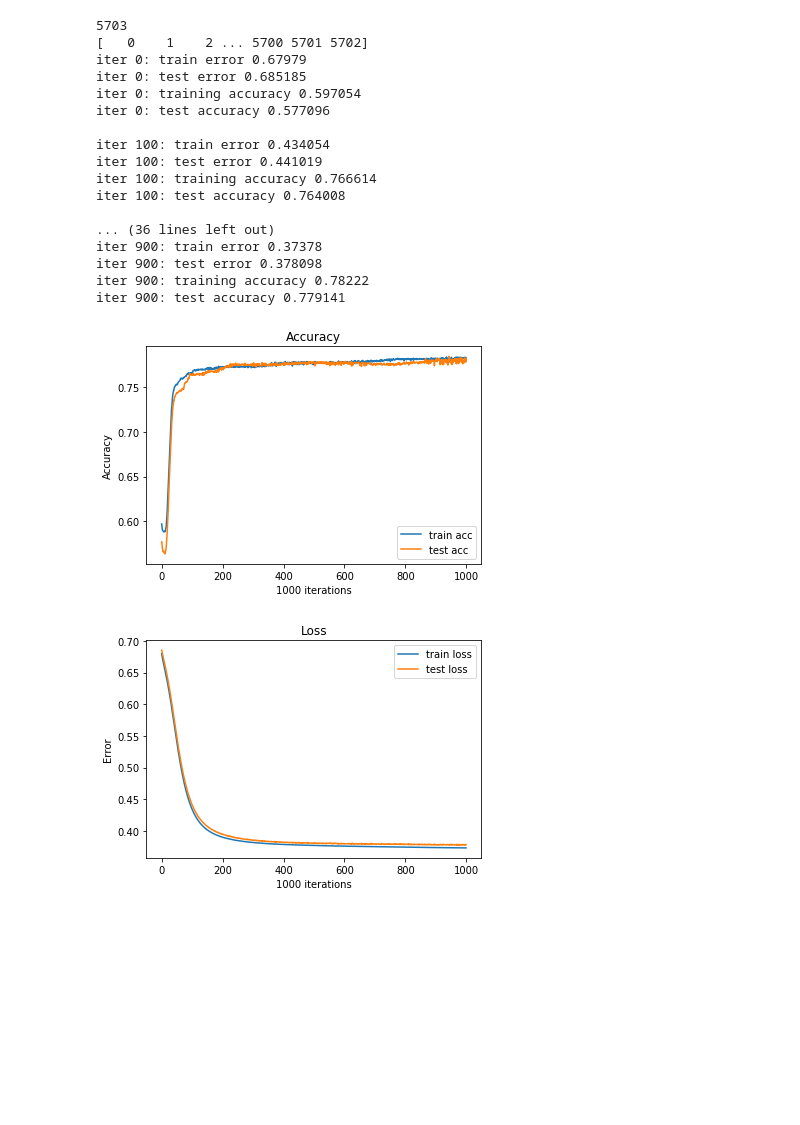
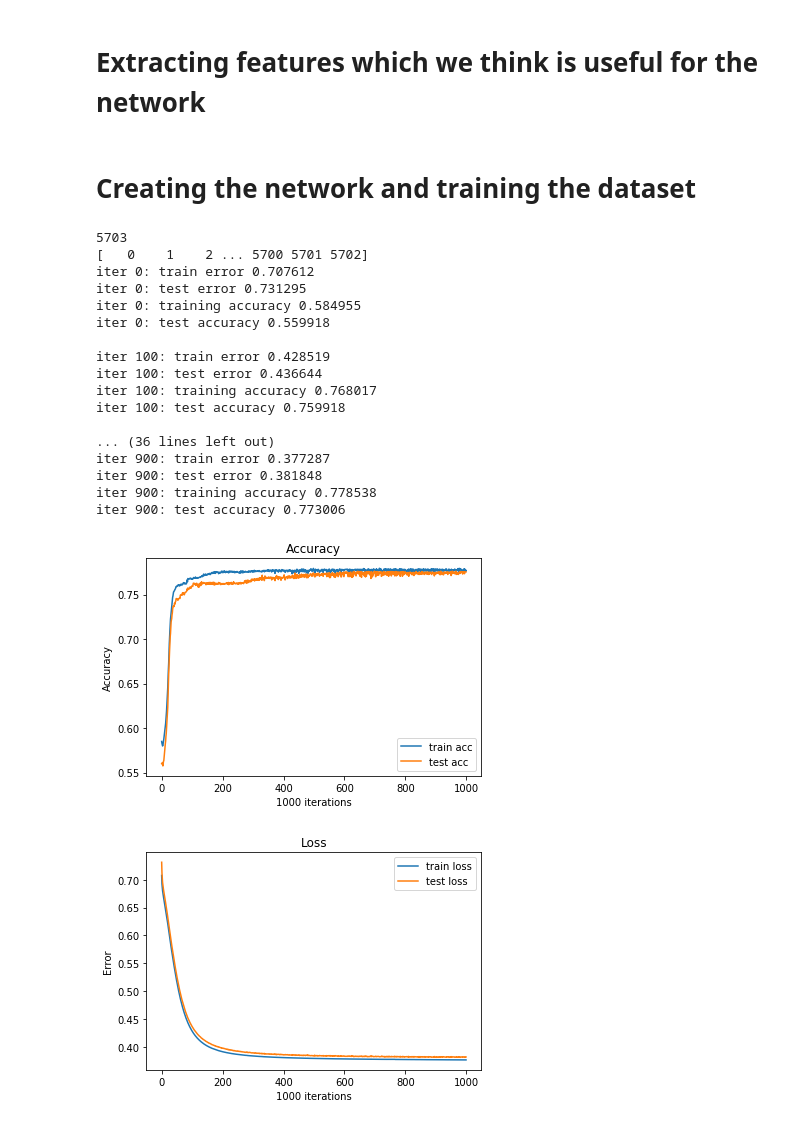
Before and after one commit to yulnicorn/Data-Analytics-Mining, a Jupyter notebook: DAM NN.ipynb, the cells around one changed output. Cells and saved outputs as stored; diff of their text form; code cells hidden in the pictures; blank space fills up the shorter version.

```diff
--- a/DAM NN.ipynb
+++ b/DAM NN.ipynb
@@ -1,5 +1,7 @@
 # %%
 import pandas as pd
 import os
+# %% [markdown]
+# Extracting features which we think is useful for the network
 # %%
 data = pd.read_csv('Speed Dating Data(clean).csv', delimiter=',', encoding='ISO-8859-1')
@@ -12,6 +13,8 @@ extracted.to_csv('Extracted_features.csv')
 data.to_csv('Extracted_features(1).csv')
 # %%
 extracted
+# %% [markdown]
+# Creating the network and training the dataset
 # %%
 import tensorflow as tf
 import numpy as np
@@ -32,7 +35,7 @@ tf.compat.v1.logging.set_verbosity(tf.compat.v1.logging.ERROR)
 def scale(X, X_min, X_max):
     return (X - X_min) / (X_max - X_min)
 
-NUM_FEATURES = 18
+NUM_FEATURES = 19
 NUM_CLASSES = 2
 
 learning_rate = 0.001
@@ -68,7 +71,7 @@ def fnn(x, hidden_units):
 def main():
     # read train data
     train_input = np.genfromtxt('train_new.csv', delimiter = ',', filling_values=filling_values)
-    trainX, train_Y = train_input[1:, :18], train_input[1:, 20].astype(int)
+    trainX, train_Y = train_input[1:, :19], train_input[1:, -1].astype(int)
     trainX = scale(trainX, np.min(trainX, axis=0), np.max(trainX, axis=0))
 
     trainY = np.zeros((train_Y.shape[0], NUM_CLASSES))
@@ -144,44 +147,44 @@ def main():
 
     plt.figure(1)
     plt.plot(range(epochs), train_acc)
     plt.plot(range(epochs), test_acc)
     plt.legend(["train acc", "test acc"], loc='lower right')
     plt.xlabel(str(epochs) + ' iterations')
     plt.ylabel('Accuracy')
     plt.title('Accuracy')
     plt.savefig('./figures/Training_Acc.png')
 
     plt.figure(2)
     plt.plot(range(epochs), train_err)
     plt.plot(range(epochs), test_err)
     plt.legend(["train loss", "test loss"], loc='upper right')
     plt.xlabel(str(epochs) + ' iterations')
     plt.ylabel('Error')
     plt.title('Loss')
     plt.savefig('./figures/Testing_Acc.png')
 
     plt.show()
 
 
 if __name__ == '__main__':
     main()
 # %% [output]
 5703
 [   0    1    2 ... 5700 5701 5702]
-iter 0: train error 0.67979
-iter 0: test error 0.685185
-iter 0: training accuracy 0.597054
-iter 0: test accuracy 0.577096
+iter 0: train error 0.707612
+iter 0: test error 0.731295
+iter 0: training accuracy 0.584955
+iter 0: test accuracy 0.559918
 
-iter 100: train error 0.434054
-iter 100: test error 0.441019
-iter 100: training accuracy 0.766614
-iter 100: test accuracy 0.764008
+iter 100: train error 0.428519
+iter 100: test error 0.436644
+iter 100: training accuracy 0.768017
+iter 100: test accuracy 0.759918
 
 ... (36 lines left out)
-iter 900: train error 0.37378
-iter 900: test error 0.378098
-iter 900: training accuracy 0.78222
-iter 900: test accuracy 0.779141
+iter 900: train error 0.377287
+iter 900: test error 0.381848
+iter 900: training accuracy 0.778538
+iter 900: test accuracy 0.773006
-[figure, old version]
+[figure, new version]
-[figure, old version]
+[figure, new version]
```
Also changed, not shown: parts of 14 cells of this notebook.
